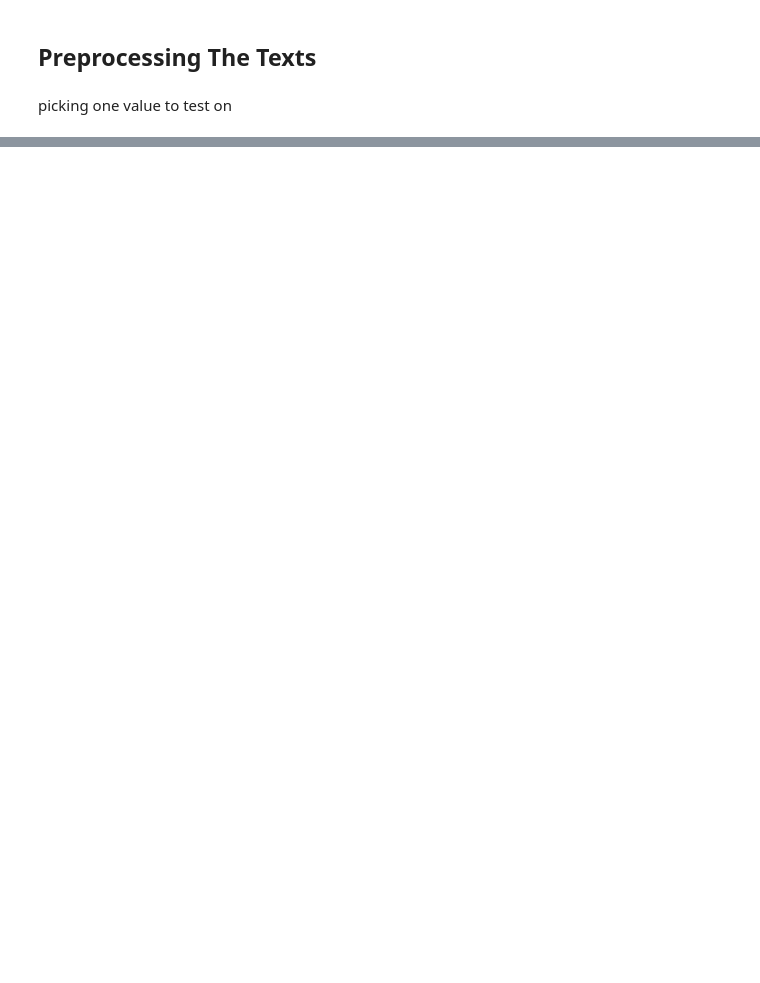
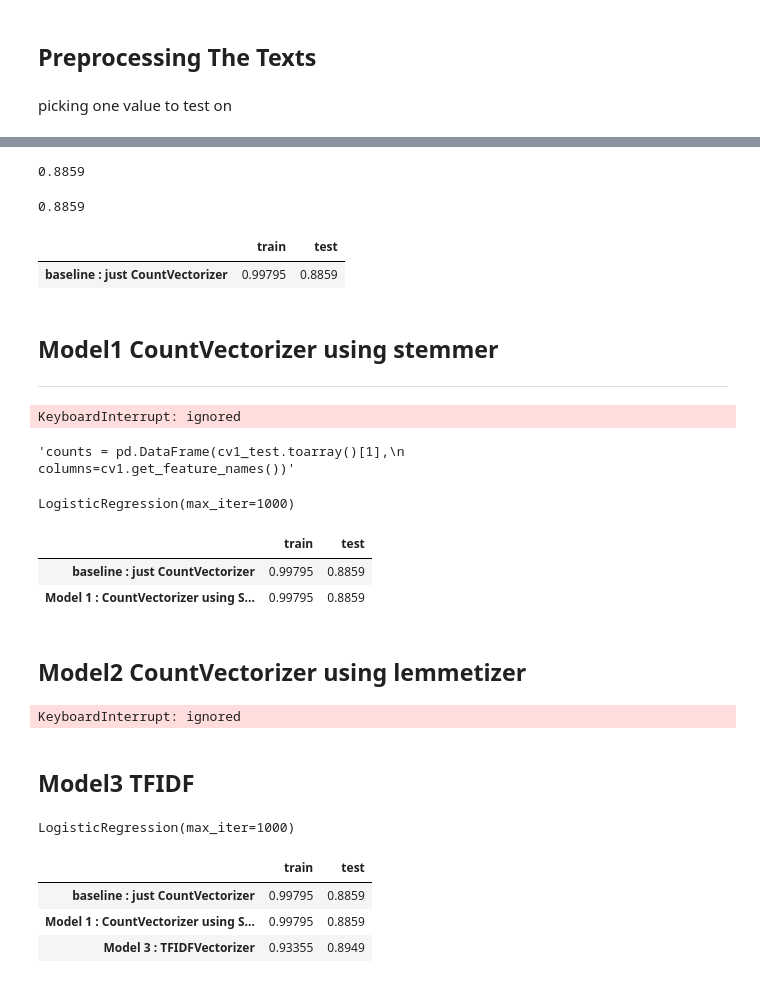
Before and after one commit to MahmutAtia/Kaggle-Projects, a Jupyter notebook: Sentiment analysis Fellowship AI.ipynb, the cells around one changed output, grey strips where cells are left out. Cells and saved outputs as stored; diff of their text form; code cells hidden in the pictures; blank space fills up the shorter version.

```diff
--- a/Sentiment analysis Fellowship AI.ipynb
+++ b/Sentiment analysis Fellowship AI.ipynb
@@ -149,0 +286,9 @@ SyntaxError: ignored
+# %%
+log_reg.score(cv_test,y_test)
+# %% [output]
+0.8859
+# %%
+# same result
+(log_reg.predict(cv_test)==y_test).sum()/len(y_test)
+# %% [output]
+0.8859
@@ -149,0 +297,9 @@ SyntaxError: ignored
+# %%
+baseline
+# %% [output]
+|  | train | test |
+| baseline : just CountVectorizer | 0.99795 | 0.8859 |
+# %% [markdown]
+## Model1 CountVectorizer using stemmer
+
+---
@@ -149,0 +313,21 @@ SyntaxError: ignored
+# %%
+cv1 = CountVectorizer(
+    lowercase= True,
+    stop_words= "english",
+    tokenizer= stemmer()
+)
+cv1_train = cv1.fit_transform(x_train)
+cv1_test = cv1.transform(x_test)
+# %% [output]
+KeyboardInterrupt: ignored
+# %%
+'''counts = pd.DataFrame(cv1_test.toarray()[1],
+                      columns=cv1.get_feature_names())'''
+# %% [output]
+'counts = pd.DataFrame(cv1_test.toarray()[1],\n                      columns=cv1.get_feature_names())'
+# %%
+# running the model
+model_1 = LogisticRegression(max_iter = 1000)
+model_1.fit(cv1_train , y_train)
+# %% [output]
+LogisticRegression(max_iter=1000)
@@ -149,0 +338,8 @@ SyntaxError: ignored
+# %%
+models
+# %% [output]
+|  | train | test |
+| baseline : just CountVectorizer | 0.99795 | 0.8859 |
+| Model 1 : CountVectorizer using S... | 0.99795 | 0.8859 |
+# %% [markdown]
+## Model2 CountVectorizer using lemmetizer
@@ -149,0 +365,32 @@ SyntaxError: ignored
+# %%
+cv2 = CountVectorizer(
+    max_features= 10000,
+    lowercase= True,
+    tokenizer= lemmatize()
+)
+cv2_train = cv2.fit_transform(x_train)
+cv2_test = cv2.transform(x_test)
+# %% [output]
+KeyboardInterrupt: ignored
+# %% [markdown]
+## Model3 TFIDF
+# %%
+tf_idf = TfidfVectorizer(stop_words ="english")
+tf_train = tf_idf.fit_transform(x_train)
+tf_test = tf_idf.transform(x_test)
+# %%
+model_3 = LogisticRegression(max_iter = 1000)
+model_3.fit(tf_train , y_train)
+# %% [output]
+LogisticRegression(max_iter=1000)
+# %%
+model_3 = pd.DataFrame({"train":[model_3.score(tf_train,y_train)], "test":[model_3.score(tf_test,y_test)]} , index= ["Model 3 : TFIDFVectorizer "])
+# %%
+models = pd.concat([models,model_3])
+# %%
+models
+# %% [output]
+|  | train | test |
+| baseline : just CountVectorizer | 0.99795 | 0.8859 |
+| Model 1 : CountVectorizer using S... | 0.99795 | 0.8859 |
+| Model 3 : TFIDFVectorizer | 0.93355 | 0.8949 |
```
Also changed, not shown: parts of 42 cells of this notebook, 2 other files.
